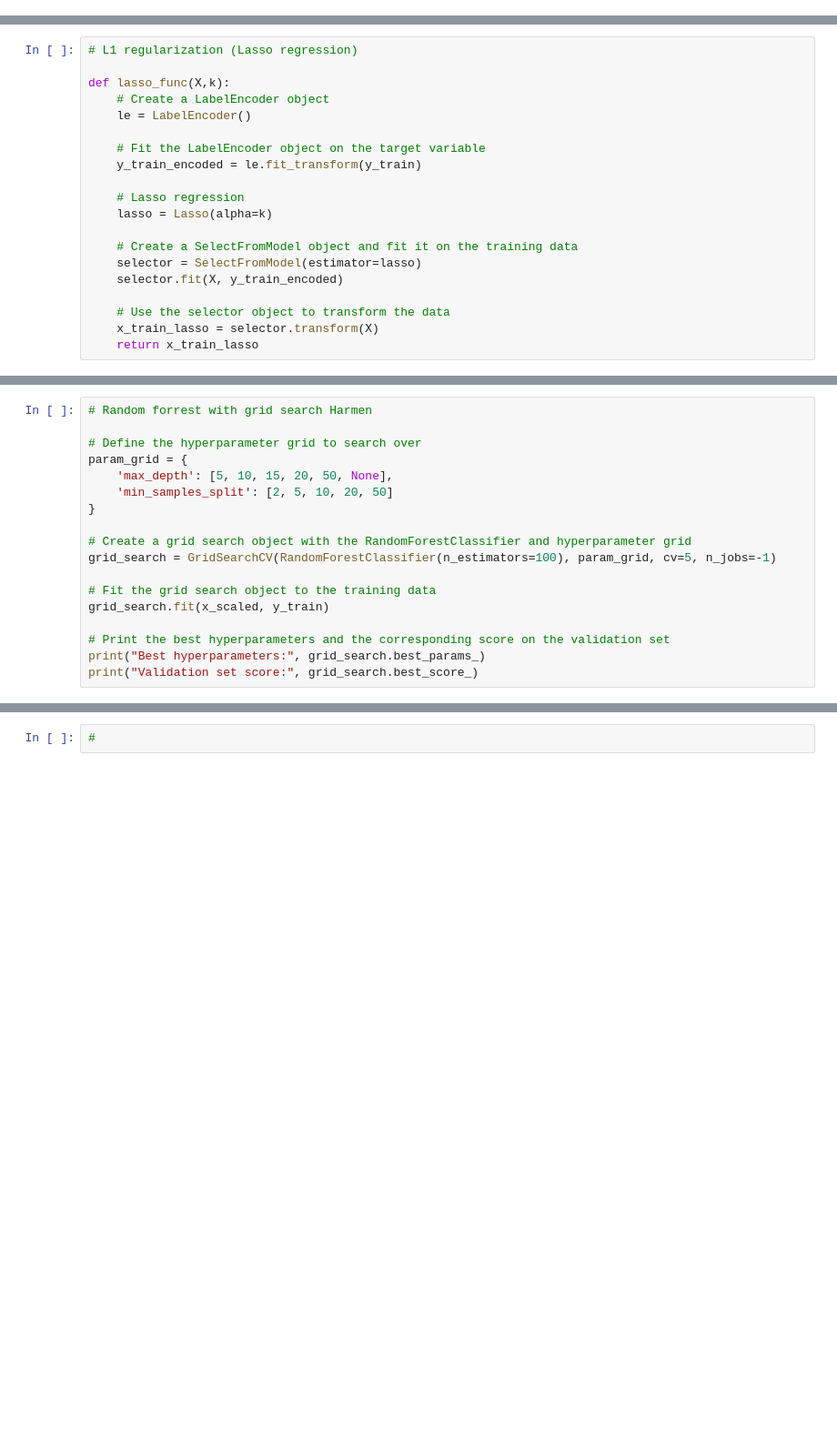
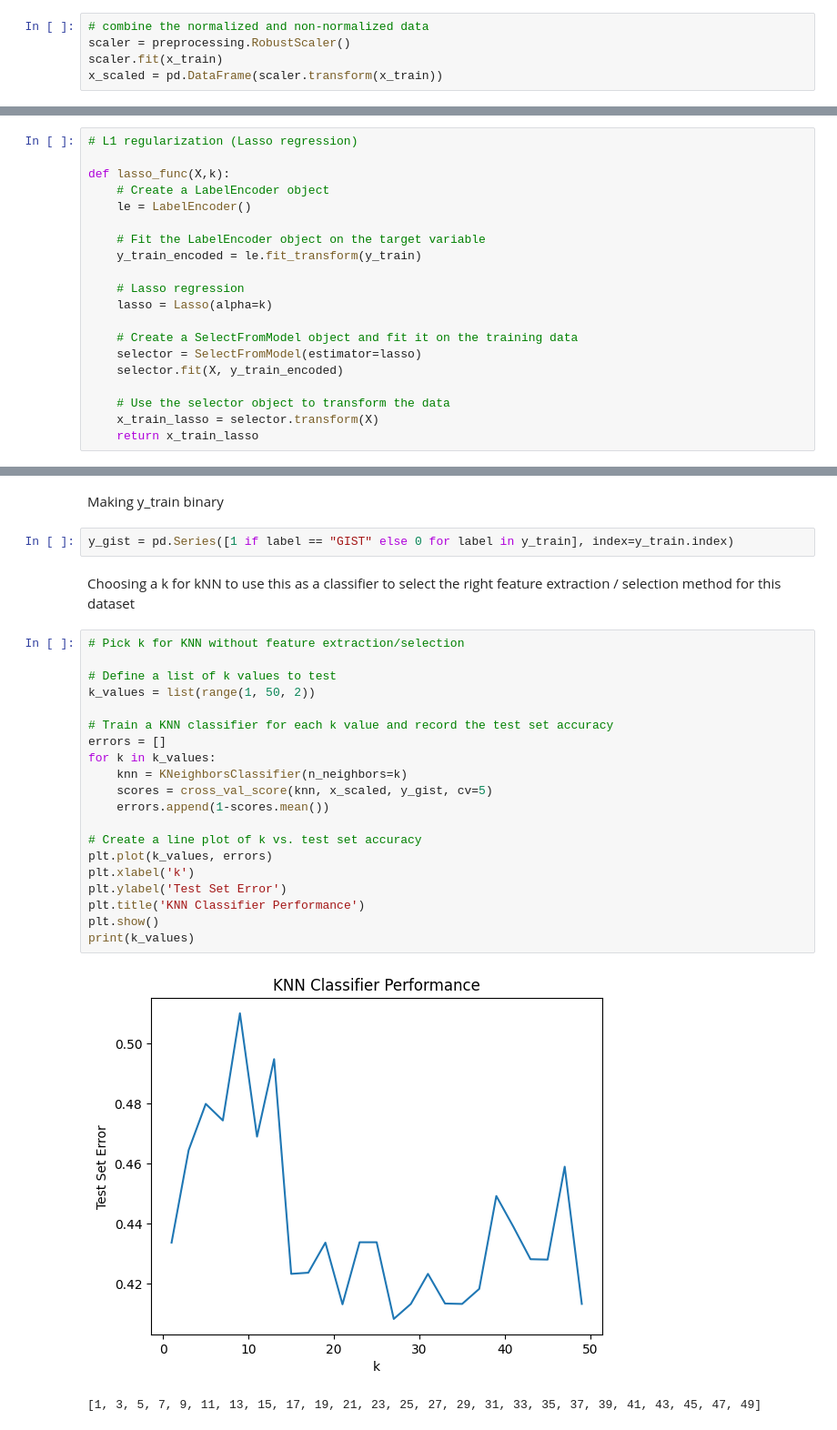
Before and after one commit to celineluijendijk/Test-oefening-video-15, a Jupyter notebook: TM10007_Group11.ipynb, the cells around one changed output, grey strips where cells are left out. Shown: that part at 91% size. Saved outputs shown, nothing was run; the diff lists cells and outputs as text; blank space fills up the shorter version.

```diff
--- a/TM10007_Group11.ipynb
+++ b/TM10007_Group11.ipynb
@@ -352,0 +144,5 @@ plt.scatter(x_train['PREDICT_original_sf_convexity_avg_2.5D'], x_train['PREDICT_
+# %%
+# combine the normalized and non-normalized data
+scaler = preprocessing.RobustScaler()
+scaler.fit(x_train)
+x_scaled = pd.DataFrame(scaler.transform(x_train))
@@ -763,18 +220,0 @@ Accuracy: 54.63% (+/- 5.34%)
-# %%
-# Random forrest with grid search Harmen
-
-# Define the hyperparameter grid to search over
-param_grid = {
-    'max_depth': [5, 10, 15, 20, 50, None],
-    'min_samples_split': [2, 5, 10, 20, 50]
-}
-
-# Create a grid search object with the RandomForestClassifier and hyperparameter grid
-grid_search = GridSearchCV(RandomForestClassifier(n_estimators=100), param_grid, cv=5, n_jobs=-1)
-
-# Fit the grid search object to the training data
-grid_search.fit(x_scaled, y_train)
-
-# Print the best hyperparameters and the corresponding score on the validation set
-print("Best hyperparameters:", grid_search.best_params_)
-print("Validation set score:", grid_search.best_score_)
@@ -843,2 +221,29 @@ IndentationError: ignored
-# %%
-#
+# %% [markdown]
+Making y_train binary
+# %%
+y_gist = pd.Series([1 if label == "GIST" else 0 for label in y_train], index=y_train.index)
+# %% [markdown]
+Choosing a k for kNN to use this as a classifier to select the right feature extraction / selection method for this dataset
+# %%
+# Pick k for KNN without feature extraction/selection
+
+# Define a list of k values to test
+k_values = list(range(1, 50, 2))
+
+# Train a KNN classifier for each k value and record the test set accuracy
+errors = []
+for k in k_values:
+    knn = KNeighborsClassifier(n_neighbors=k)
+    scores = cross_val_score(knn, x_scaled, y_gist, cv=5)
+    errors.append(1-scores.mean())
+
+# Create a line plot of k vs. test set accuracy
+plt.plot(k_values, errors)
+plt.xlabel('k')
+plt.ylabel('Test Set Error')
+plt.title('KNN Classifier Performance')
+plt.show()
+print(k_values)
+# %% [output]
+[figure, added]
+[1, 3, 5, 7, 9, 11, 13, 15, 17, 19, 21, 23, 25, 27, 29, 31, 33, 35, 37, 39, 41, 43, 45, 47, 49]
```
Also changed, not shown: parts of 64 cells of this notebook.
